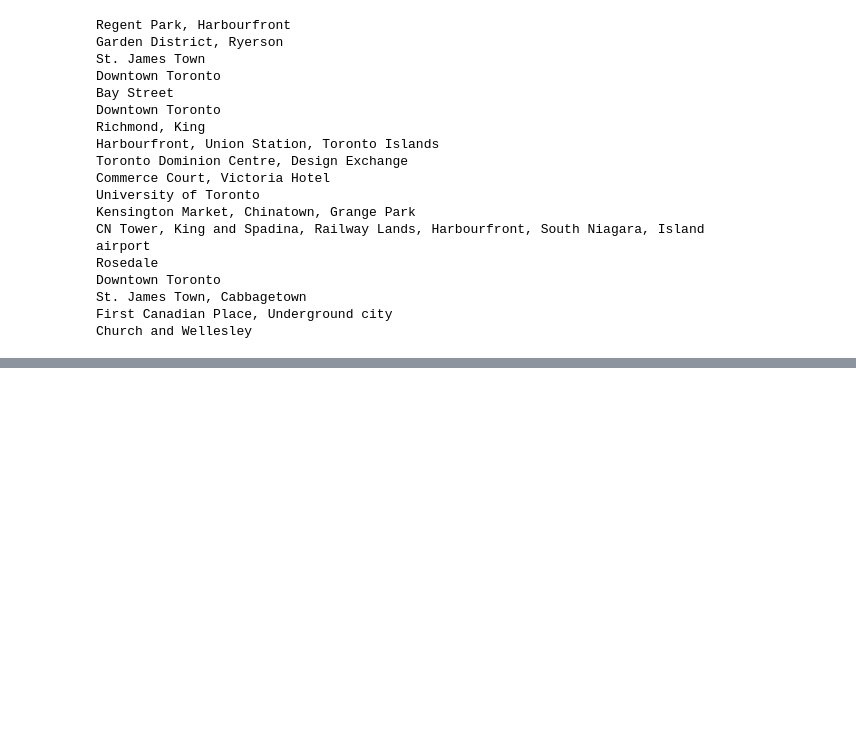
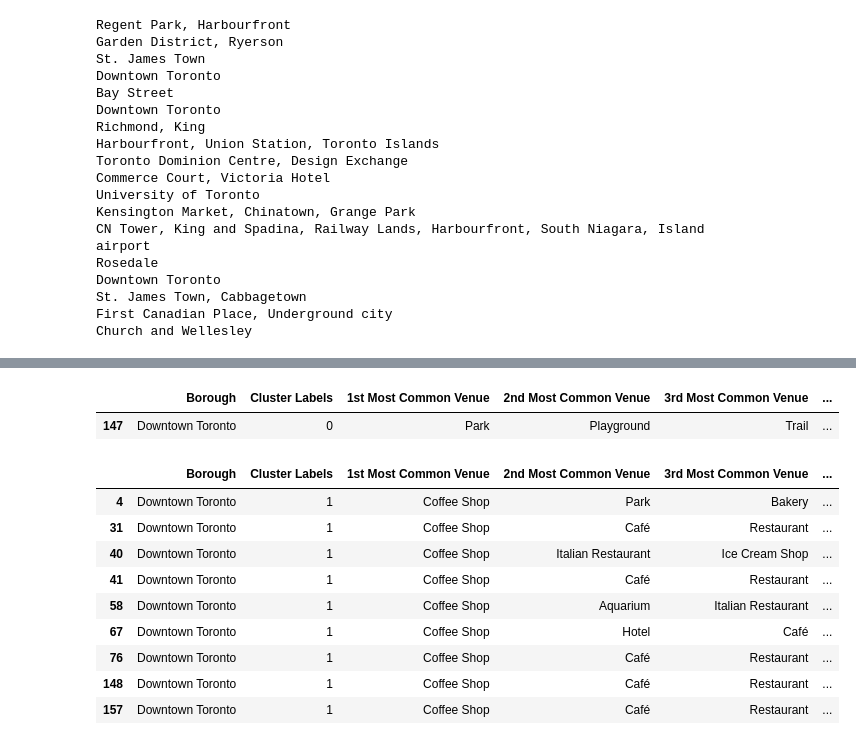
Before and after one commit to VishalCKava/Coursera_Capstone, a Jupyter notebook: CourseraCapstone.ipynb, the cells around one changed output, grey strips where cells are left out. Cells and saved outputs as stored; diff of their text form; code cells hidden in the pictures; blank space fills up the shorter version.

```diff
--- a/CourseraCapstone.ipynb
+++ b/CourseraCapstone.ipynb
@@ -585,0 +643,4 @@ There are 209 uniques categories.
+# %%
+toronto_grouped = toronto_onehot.groupby('Neighborhoods').mean().reset_index()
+print(toronto_grouped.shape)
+toronto_grouped.head()
@@ -585,0 +689,6 @@ There are 209 uniques categories.
+# %%
+def return_most_common_venues(row, num_top_venues):
+    row_categories = row.iloc[1:]
+    row_categories_sorted = row_categories.sort_values(ascending=False)
+
+    return row_categories_sorted.index.values[0:num_top_venues]
@@ -585,0 +723,11 @@ There are 209 uniques categories.
+# %%
+# set number of clusters
+kclusters = 5
+
+toronto_grouped_clustering = toronto_grouped.drop('Neighborhoods', 1)
+
+# run k-means clustering
+kmeans = KMeans(n_clusters=kclusters, random_state=0).fit(toronto_grouped_clustering)
+
+# check cluster labels generated for each row in the dataframe
+kmeans.labels_[0:10]
@@ -585,0 +736,14 @@ There are 209 uniques categories.
+# %%
+# add clustering labels
+# df_toronto.head()
+neighborhoods_venues_sorted.insert(0, 'Cluster Labels', kmeans.labels_)
+
+toronto_merged = df_toronto
+# print(toronto_merged.head(2))
+toronto_merged.rename(columns={'Neighbourhood' : 'Neighborhoods'}, inplace=True)
+# print(" ")
+# print(toronto_merged.head(2))
+# merge toronto_grouped with toronto_data to add latitude/longitude for each neighborhood
+toronto_merged = toronto_merged.join(neighborhoods_venues_sorted.set_index('Neighborhoods'), on='Neighborhoods')
+
+toronto_merged.head() # check the last columns!
@@ -585,0 +789,18 @@ There are 209 uniques categories.
+# %%
+toronto_merged.loc[toronto_merged['Cluster Labels'] == 0, toronto_merged.columns[[1] + list(range(5, toronto_merged.shape[1]))]]
+# %% [output]
+|  | Borough | Cluster Labels | 1st Most Common Venue | 2nd Most Common Venue | 3rd Most Common Venue | ... |
+| 147 | Downtown Toronto | 0 | Park | Playground | Trail | ... |
+# %%
+toronto_merged.loc[toronto_merged['Cluster Labels'] == 1, toronto_merged.columns[[1] + list(range(5, toronto_merged.shape[1]))]]
+# %% [output]
+|  | Borough | Cluster Labels | 1st Most Common Venue | 2nd Most Common Venue | 3rd Most Common Venue | ... |
+| 4 | Downtown Toronto | 1 | Coffee Shop | Park | Bakery | ... |
+| 31 | Downtown Toronto | 1 | Coffee Shop | Café | Restaurant | ... |
+| 40 | Downtown Toronto | 1 | Coffee Shop | Italian Restaurant | Ice Cream Shop | ... |
+| 41 | Downtown Toronto | 1 | Coffee Shop | Café | Restaurant | ... |
+| 58 | Downtown Toronto | 1 | Coffee Shop | Aquarium | Italian Restaurant | ... |
+| 67 | Downtown Toronto | 1 | Coffee Shop | Hotel | Café | ... |
+| 76 | Downtown Toronto | 1 | Coffee Shop | Café | Restaurant | ... |
+| 148 | Downtown Toronto | 1 | Coffee Shop | Café | Restaurant | ... |
+| 157 | Downtown Toronto | 1 | Coffee Shop | Café | Restaurant | ... |
```
Also changed, not shown: parts of 53 cells of this notebook.
